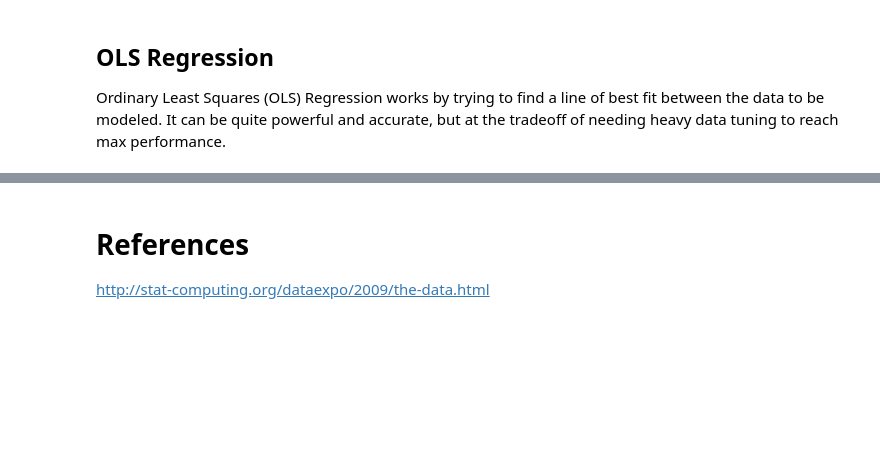
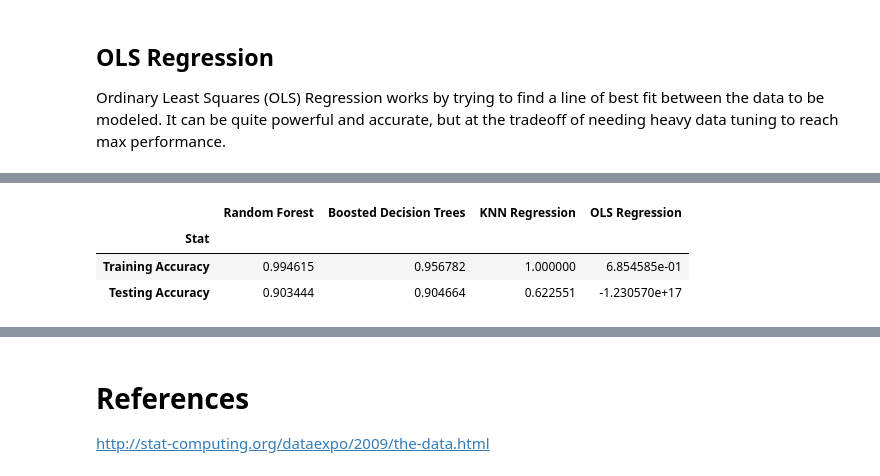
Before and after one commit to bstano/Supervised-Learning, a Jupyter notebook: Airline Punctuality.ipynb, the cells around one changed output, grey strips where cells are left out. Saved outputs shown, nothing was run; the diff lists cells and outputs as text; code cells hidden in the pictures; blank space fills up the shorter version.

```diff
--- a/Airline Punctuality.ipynb
+++ b/Airline Punctuality.ipynb
@@ -93,0 +264,22 @@ Y = features['arrlatetime']
+# %%
+# call KNN regressor
+knn = neighbors.KNeighborsRegressor(10, weights='distance')
+# fit model
+knn.fit(Xtrain,Ytrain)
+# set prediction
+Y_predknn = knn.predict(Xtest)
+# %%
+cvscores = cross_val_score(knn, Xtrain, Ytrain)
+cvscoret = cross_val_score(knn, Xtest, Ytest)
+print("KNN Regression Training Set:")
+print("\nTraing R-squared:")
+print(knn.score(Xtrain,Ytrain))
+print('\nCross Validation Score:')
+print('{}% +/- {}%'.format(round(cvscores.mean(),2),round(cvscores.std()*2,2)))
+print("\nKNN Regression Testing Set:")
+print('\nTesting R-squared:')
+print(knn.score(Xtest,Ytest))
+print('\nCross Validation Score:')
+print('{}% +/- {}%'.format(round(cvscoret.mean(),2),round(cvscoret.std()*2,2)))
+
+scores['KNN Regression'] = [knn.score(Xtrain,Ytrain),knn.score(Xtest,Ytest)]
@@ -99,6 +309,6 @@ Ordinary Least Squares (OLS) Regression works by trying to find a line of best f
 #call OLSR function
 regr = linear_model.LinearRegression()
 #fit model
-regr.fit(X,Y)
+regr.fit(Xtrain,Ytrain)
 #set prediction
-Y_predregr = regr.predict(X)
+Y_predregr = regr.predict(Xtest)
@@ -149,0 +315,15 @@ However, doing so hardly seems worth it since the Random Forest model fits so we
+# %%
+cvscores = cross_val_score(regr, Xtrain, Ytrain)
+cvscoret = cross_val_score(regr, Xtest, Ytest)
+print("OLS Regression Training Set:")
+print("\nTraing R-squared:")
+print(regr.score(Xtrain,Ytrain))
+print('\nCross Validation Score:')
+print('{}% +/- {}%'.format(round(cvscores.mean(),2),round(cvscores.std()*2,2)))
+print("\nOLS Regression Testing Set:")
+print('\nTesting R-squared:')
+print(regr.score(Xtest,Ytest))
+print('\nCross Validation Score:')
+print('{}% +/- {}%'.format(round(cvscoret.mean(),2),round(cvscoret.std()*2,2)))
+
+scores['OLS Regression'] = [regr.score(Xtrain,Ytrain),regr.score(Xtest,Ytest)]
@@ -149,0 +352,9 @@ However, doing so hardly seems worth it since the Random Forest model fits so we
+# %%
+scores['Stat'] = ['Training Accuracy','Testing Accuracy']
+scores = scores.set_index('Stat')
+display(scores)
+# %% [output]
+|  | Random Forest | Boosted Decision Trees | KNN Regression | OLS Regression |
+| Stat |  |  |  |  |
+| Training Accuracy | 0.994615 | 0.956782 | 1.000000 | 6.854585e-01 |
+| Testing Accuracy | 0.903444 | 0.904664 | 0.622551 | -1.230570e+17 |
```
Also changed, not shown: parts of 36 cells of this notebook.
